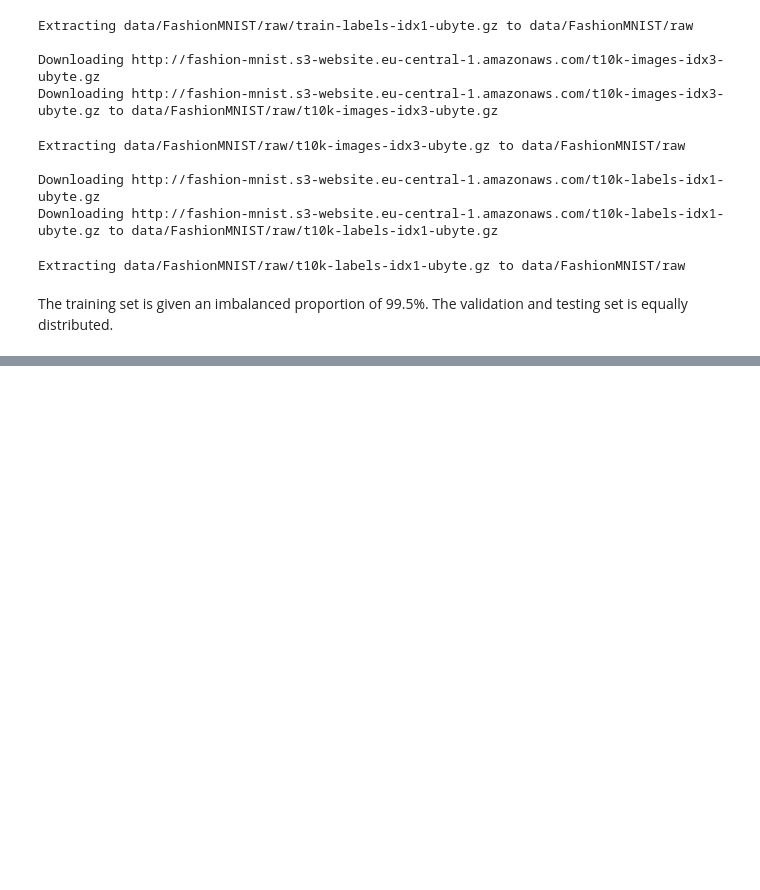
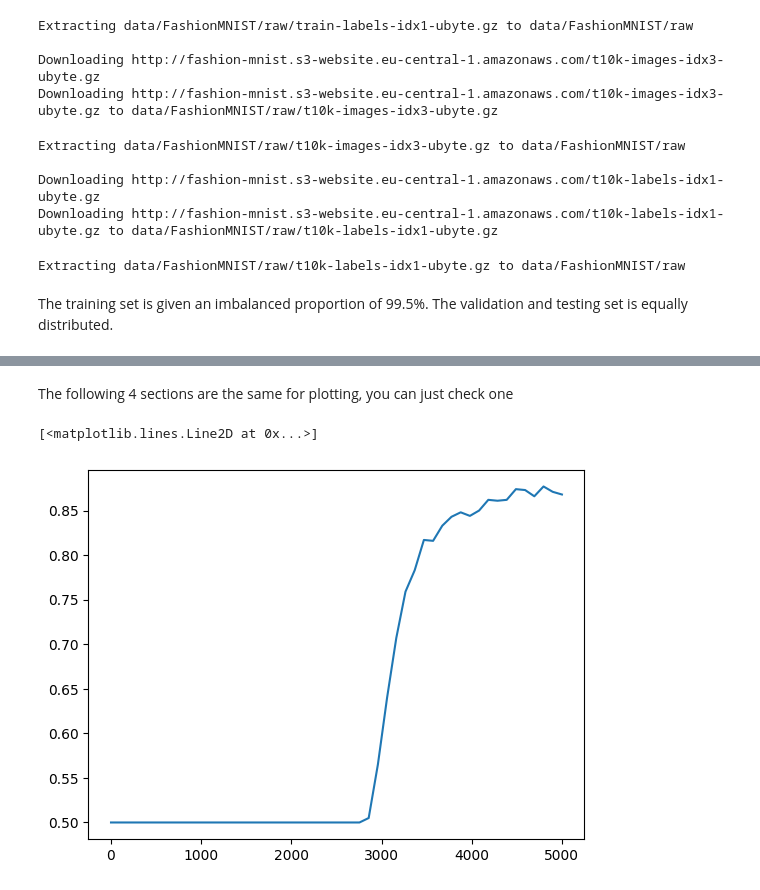
Before and after one commit to YuxuanLiu0622/ECE50024-Project-Team15, a Jupyter notebook: checkpoint3_reweight_upload.ipynb, the cells around one changed output, grey strips where cells are left out. Drawn from its saved outputs; the diff is of its cells as text; code cells hidden in the pictures; blank space fills up the shorter version.

```diff
--- a/checkpoint3_reweight_upload.ipynb
+++ b/checkpoint3_reweight_upload.ipynb
@@ -150,4 +138,5 @@ loss_fn = nn.BCEWithLogitsLoss().to(device)
 # %%
+overall_accuracy = []
 for i in tqdm(range(1, hyperparameters['epoch']+1)):
   model.train()
   train_loss, train_acc = 0, 0
@@ -158,22 +147,29 @@ for i in tqdm(range(1, hyperparameters['epoch']+1)):
 
   opt.zero_grad()
 
+  # the adjustment of weight is based on the validation set
   with higher.innerloop_ctx(model, opt) as (meta_model, meta_opt):
     meta_train_outputs = meta_model(images_tr).squeeze()
     loss_fn.reduction = 'none'
     meta_train_loss = loss_fn(meta_train_outputs, labels.float())
-    eps = torch.zeros(meta_train_loss.size(), requires_grad=True).to(device)
-    # construct the computational graph
+
+    # epsilon is initialized to be 0 (in fact any number is okay)
+    eps = torch.full(meta_train_loss.size(), 0.5,requires_grad=True).to(device)
+
+    # construct the computational graph, now the loss is a function of both model parameter and weight
     meta_train_loss = torch.sum(eps * meta_train_loss)
     meta_opt.step(meta_train_loss)
 
+    #give the inference on the validation set, and return the loss
     images_meta, labels_meta = next(iter(val_loader))
     y_g_hat = meta_model(images_meta).squeeze()
 
     loss_fn.reduction = 'mean'
     meta_val_loss = loss_fn(y_g_hat, labels_meta.float())
+
     # take the gradient wrt epsilon
     eps_grads = torch.autograd.grad(meta_val_loss, eps)[0].detach()
+
   # limit the weight >=0 and normalize it
   w_tilde = torch.clamp(-eps_grads, min=0)
   l1_norm = torch.sum(w_tilde)
@@ -182,6 +178,7 @@ for i in tqdm(range(1, hyperparameters['epoch']+1)):
   else:
       w = w_tilde
 
+  # train the data based on the weighted loss
   y_f_hat = model(images).squeeze()
   loss_f_hat = torch.sum(w * loss_fn(y_f_hat, labels.float()))
   loss_f_hat.backward()
@@ -191,18 +188,22 @@ for i in tqdm(range(1, hyperparameters['epoch']+1)):
   pred_labels = (F.sigmoid(y_f_hat) > 0.5).int()
   train_acc += torch.sum(torch.eq(pred_labels, labels)).item()
 
-  if i % 10 == 0 and i != 0:
+  # record the loss and accuracy every 100 iterations
+  if i % 100 == 0 and i != 0:
       model.eval()
       test_acc = []
+      # use the testing set
       for i, (images_test, labels_test) in enumerate(test_loader):
           images_test = images_test.to(device)
           labels_test = labels_test.to(device)
 
           y_hat = model(images_test).to(device)
+          # since this is a binary classification, the decision is made based on the threshold 0.5
           prediction = (F.sigmoid(y_hat) > 0.5).int()
           test_acc.append((torch.flatten(prediction).int() == labels_test.int()).int())
 
       acc = torch.mean(torch.cat(test_acc,dim=0).float())
+      overall_accuracy.append(np.array(acc))
       print(acc)
 # %% [output]
 tensor(0.5000)
@@ -209,0 +222,10 @@ KeyboardInterrupt:
+# %% [markdown]
+The following 4 sections are the same for plotting, you can just check one
+# %%
+itr = np.linspace(1,5000,50)
+overall_accuracy = np.array(overall_accuracy)
+accuracy_0 = overall_accuracy
+plt.plot(itr,accuracy_0)
+# %% [output]
+[<matplotlib.lines.Line2D at 0x...>]
+[figure, added]
```
Also changed, not shown: parts of 13 cells of this notebook.
